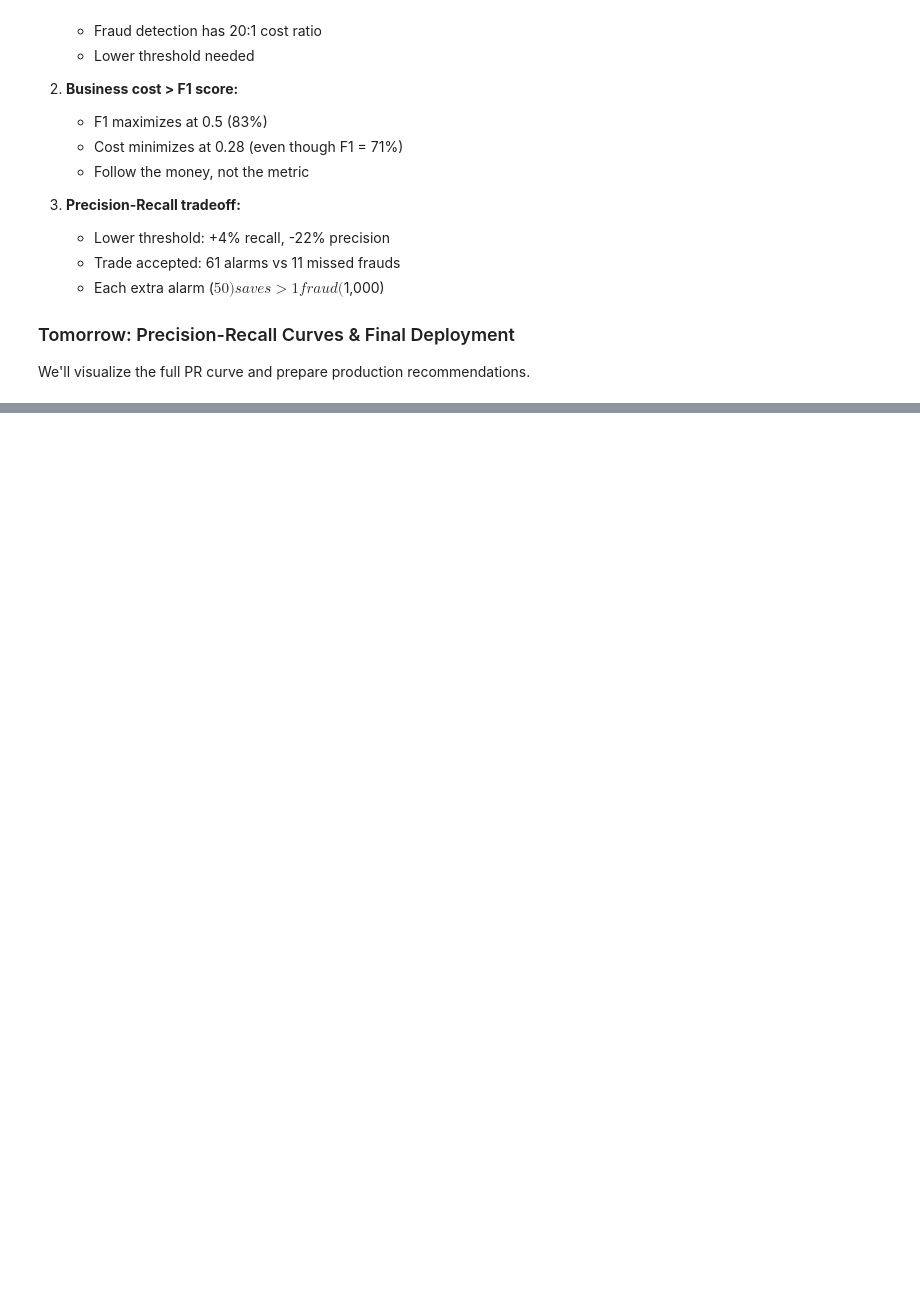
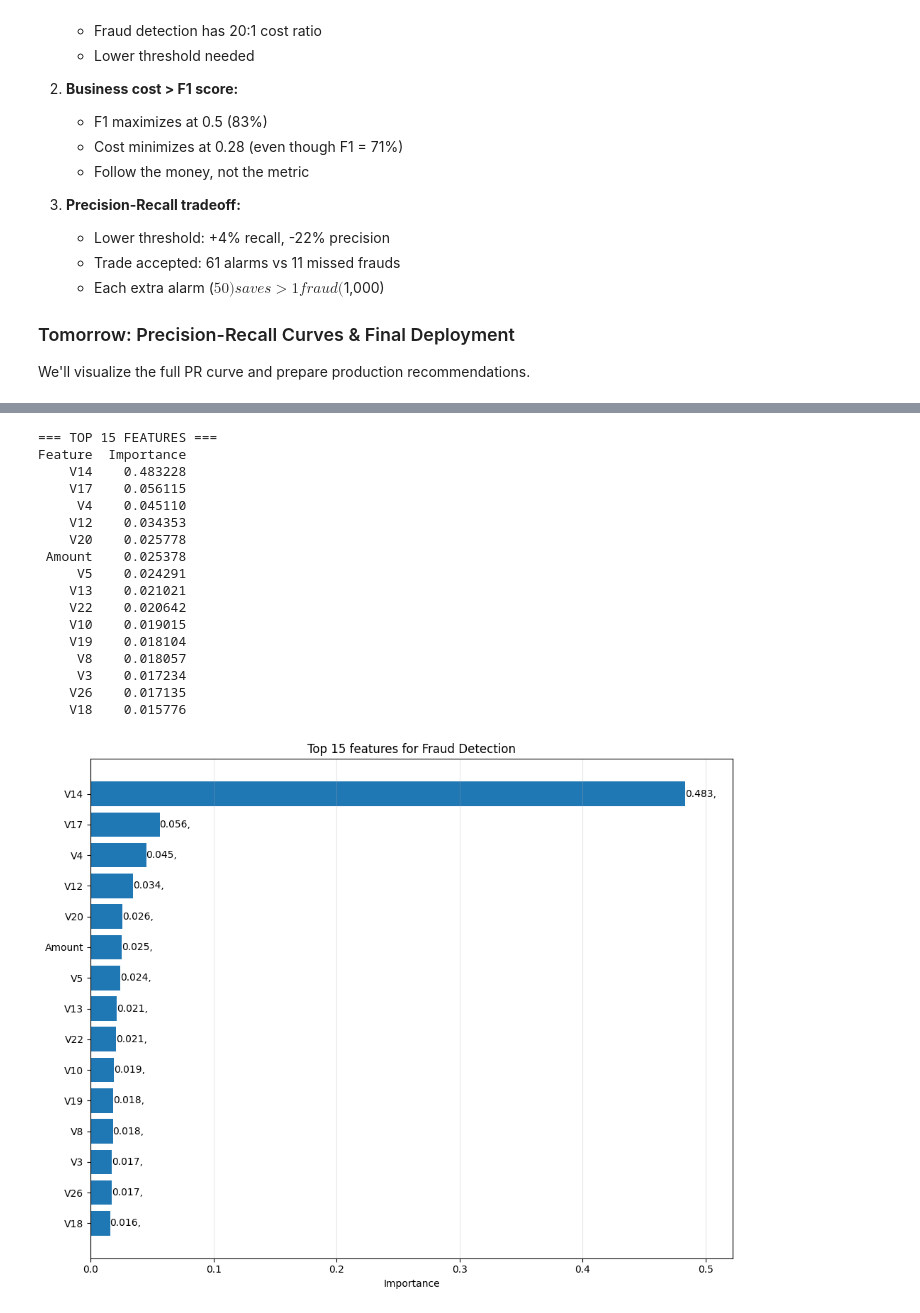
Before and after one commit to Dereger325/credit-card-fraud-detection, a Jupyter notebook: fraud_detection.ipynb, the cells around one changed output, grey strips where cells are left out. Drawn from its saved outputs; the diff is of its cells as text; code cells hidden in the pictures; blank space fills up the shorter version.

```diff
--- a/fraud_detection.ipynb
+++ b/fraud_detection.ipynb
@@ -1126,0 +1196,43 @@ We'll visualize the full PR curve and prepare production recommendations.
+# %%
+feature_names = X_train.columns
+importances = xgb_weighted_optimal.feature_importances_
+
+feature_importance = pd.DataFrame({
+    'Feature' : feature_names,
+    'Importance' : importances
+}).sort_values('Importance',ascending = False)
+print('=== TOP 15 FEATURES === ')
+print(feature_importance.head(15).to_string(index=False))
+fig,ax = plt.subplots(figsize = (10,8))
+top_15 = feature_importance.head(15)
+ax.barh(range(len(top_15)),top_15['Importance'])
+ax.set_yticks(range(len(top_15)))
+ax.set_yticklabels(top_15['Feature'])
+ax.invert_yaxis()
+ax.set_xlabel('Importance')
+ax.set_title('Top 15 features for Fraud Detection')
+ax.grid(axis = 'x',alpha = 0.3)
+ax.set_xlim(0, top_15['Importance'].max() * 1.08)
+for i,(imp,feat) in enumerate(zip(top_15['Importance'],top_15['Feature'])):
+    ax.text(imp,i,f'{imp:.3f},',va = 'center')
+plt.tight_layout()
+plt.show()
+# %% [output]
+=== TOP 15 FEATURES ===
+Feature  Importance
+    V14    0.483228
+    V17    0.056115
+     V4    0.045110
+    V12    0.034353
+    V20    0.025778
+ Amount    0.025378
+     V5    0.024291
+    V13    0.021021
+    V22    0.020642
+    V10    0.019015
+    V19    0.018104
+     V8    0.018057
+     V3    0.017234
+    V26    0.017135
+    V18    0.015776
+[figure, added]
```
Also changed, not shown: parts of 5 cells of this notebook.
